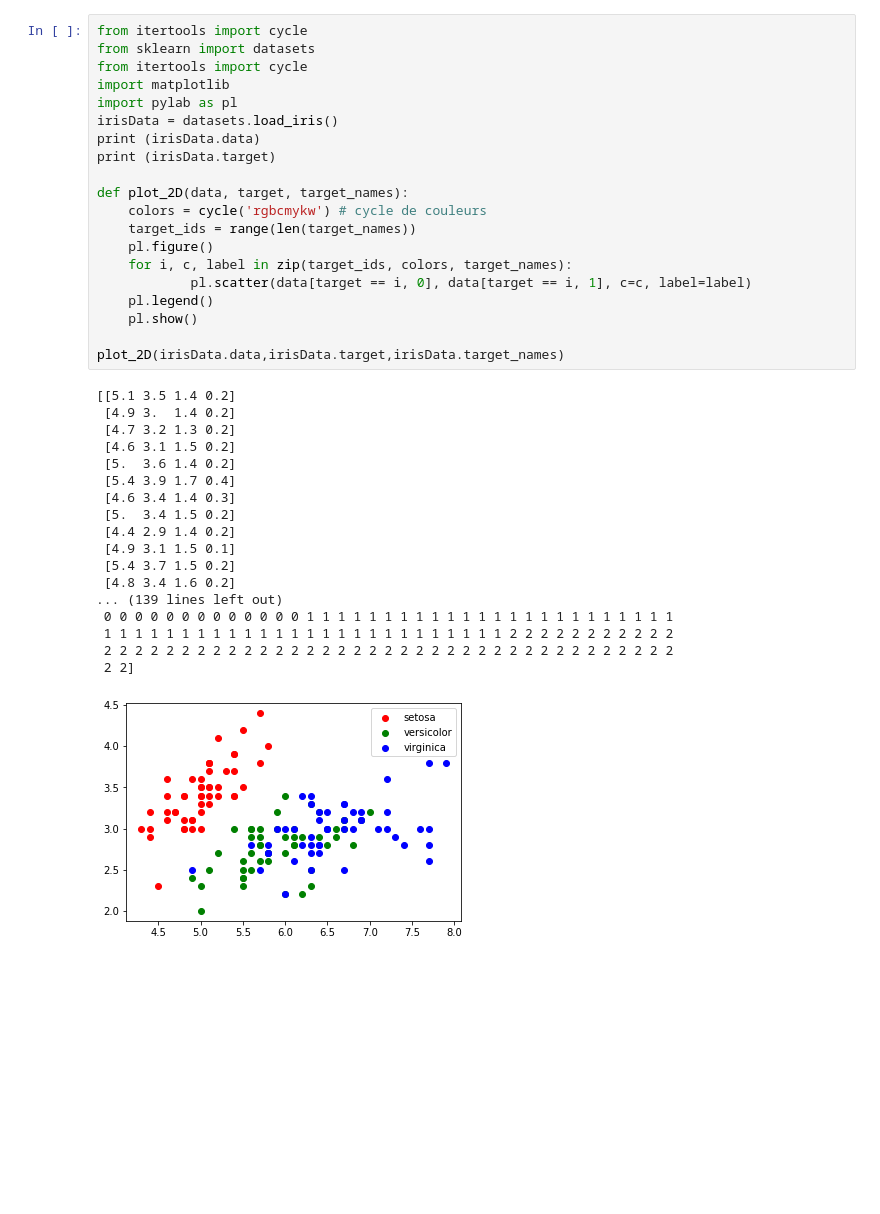
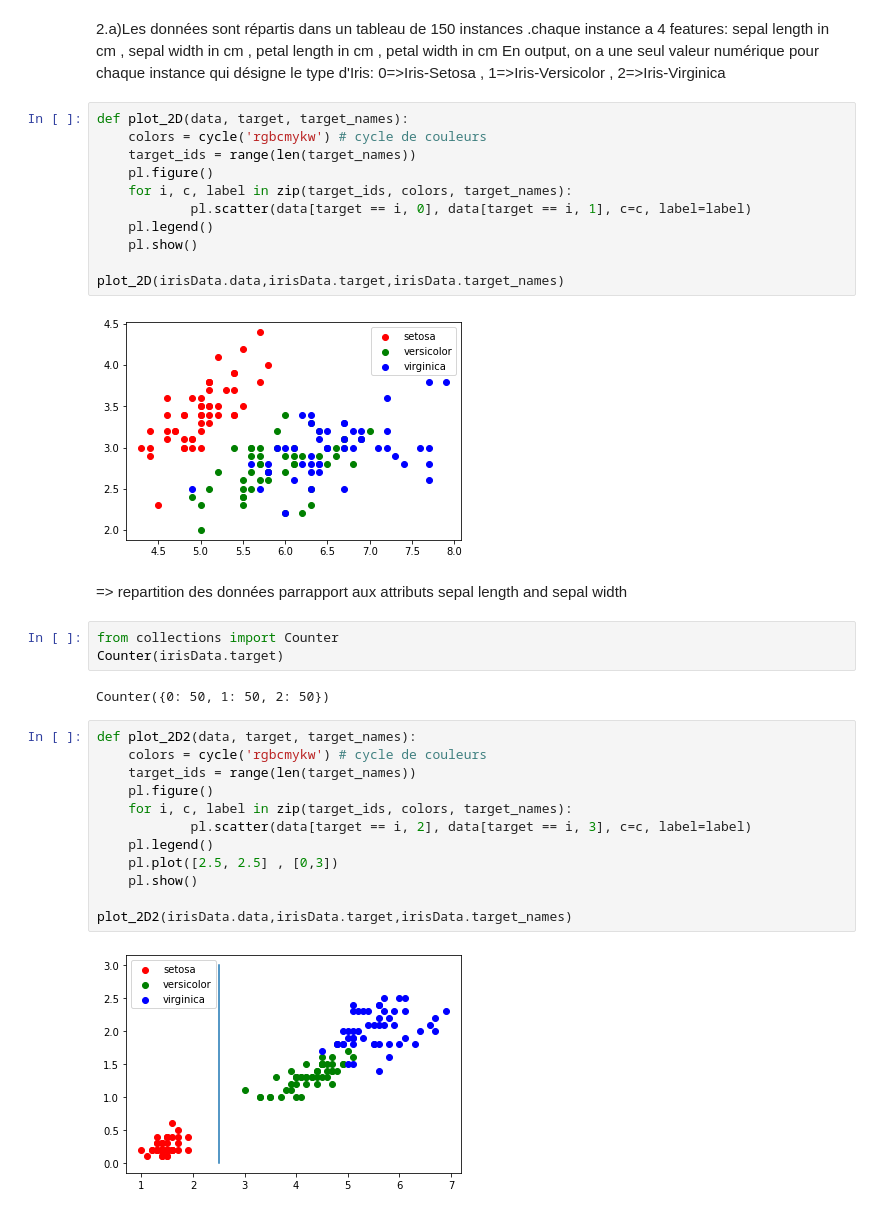
Before and after one commit to MohamedBouarada/Data-Mining, a Jupyter notebook: tp3.ipynb, the cells around one changed output. Saved outputs shown, nothing was run; the diff lists cells and outputs as text; blank space fills up the shorter version.

```diff
--- a/tp3.ipynb
+++ b/tp3.ipynb
@@ -1,13 +36,8 @@
+# %% [markdown]
+2.a)Les données sont répartis dans un tableau de 150 instances .chaque instance a 4 features: sepal length in cm , sepal width in cm , petal length in cm , petal width in cm
+En output, on a une seul valeur numérique pour chaque instance qui désigne le type d'Iris:
+0=>Iris-Setosa , 1=>Iris-Versicolor , 2=>Iris-Virginica
 # %%
-from itertools import cycle
-from sklearn import datasets
-from itertools import cycle
-import matplotlib
-import pylab as pl
-irisData = datasets.load_iris()
-print (irisData.data)
-print (irisData.target)
-
 def plot_2D(data, target, target_names):
     colors = cycle('rgbcmykw') # cycle de couleurs
     target_ids = range(len(target_names))
@@ -19,21 +49,25 @@ def plot_2D(data, target, target_names):
 
 plot_2D(irisData.data,irisData.target,irisData.target_names)
 # %% [output]
-[[5.1 3.5 1.4 0.2]
- [4.9 3.  1.4 0.2]
- [4.7 3.2 1.3 0.2]
- [4.6 3.1 1.5 0.2]
- [5.  3.6 1.4 0.2]
- [5.4 3.9 1.7 0.4]
- [4.6 3.4 1.4 0.3]
- [5.  3.4 1.5 0.2]
- [4.4 2.9 1.4 0.2]
- [4.9 3.1 1.5 0.1]
- [5.4 3.7 1.5 0.2]
- [4.8 3.4 1.6 0.2]
-... (139 lines left out)
- 0 0 0 0 0 0 0 0 0 0 0 0 0 1 1 1 1 1 1 1 1 1 1 1 1 1 1 1 1 1 1 1 1 1 1 1 1
- 1 1 1 1 1 1 1 1 1 1 1 1 1 1 1 1 1 1 1 1 1 1 1 1 1 1 2 2 2 2 2 2 2 2 2 2 2
- 2 2 2 2 2 2 2 2 2 2 2 2 2 2 2 2 2 2 2 2 2 2 2 2 2 2 2 2 2 2 2 2 2 2 2 2 2
- 2 2]
 [figure]
+# %% [markdown]
+=> repartition des données parrapport aux attributs sepal length and sepal width
+# %%
+from collections import Counter
+Counter(irisData.target)
+# %% [output]
+Counter({0: 50, 1: 50, 2: 50})
+# %%
+def plot_2D2(data, target, target_names):
+    colors = cycle('rgbcmykw') # cycle de couleurs
+    target_ids = range(len(target_names))
+    pl.figure()
+    for i, c, label in zip(target_ids, colors, target_names):
+            pl.scatter(data[target == i, 2], data[target == i, 3], c=c, label=label)
+    pl.legend()
+    pl.plot([2.5, 2.5] , [0,3])
+    pl.show()
+
+plot_2D2(irisData.data,irisData.target,irisData.target_names)
+# %% [output]
+[figure, added]
```
Also changed, not shown: parts of 28 cells of this notebook.
